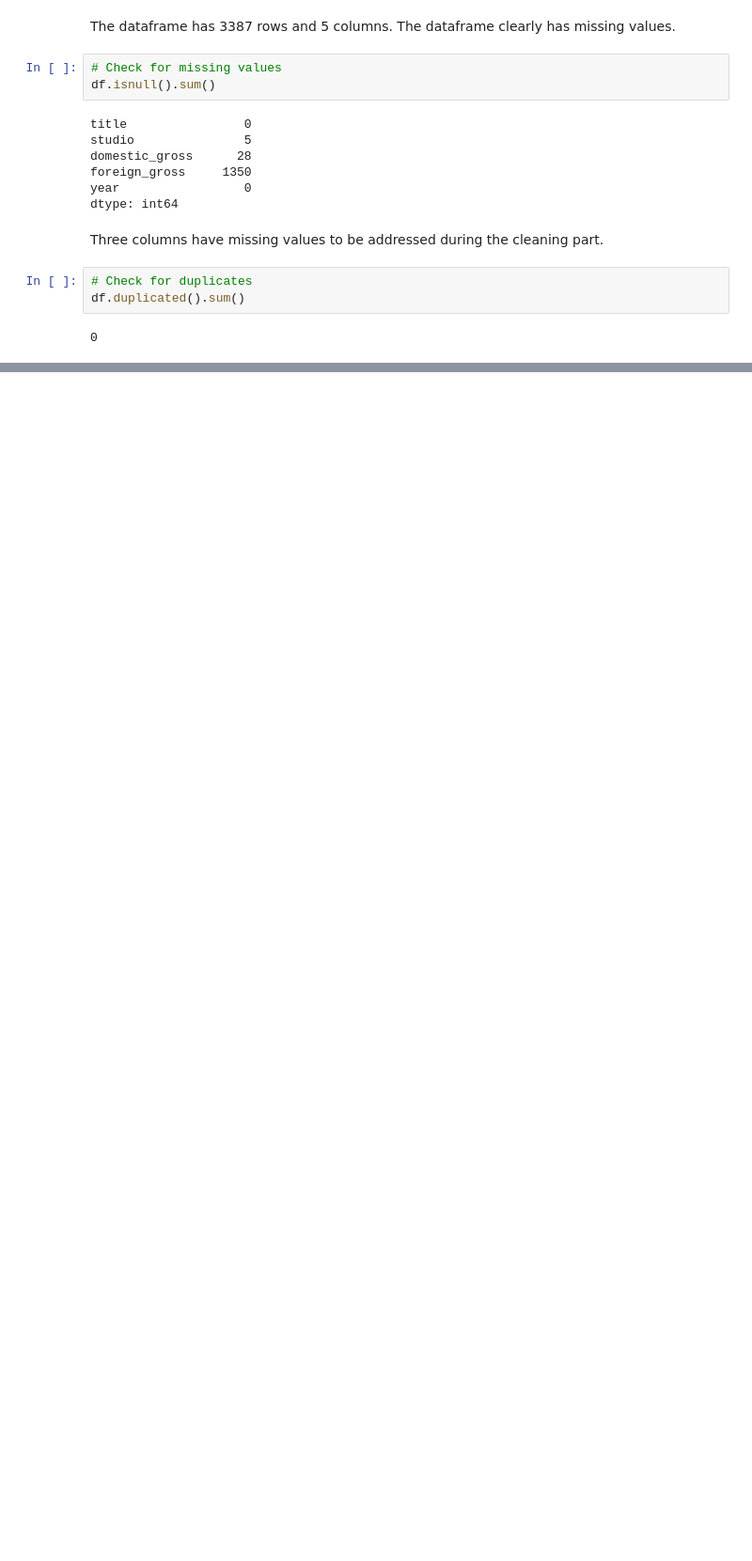
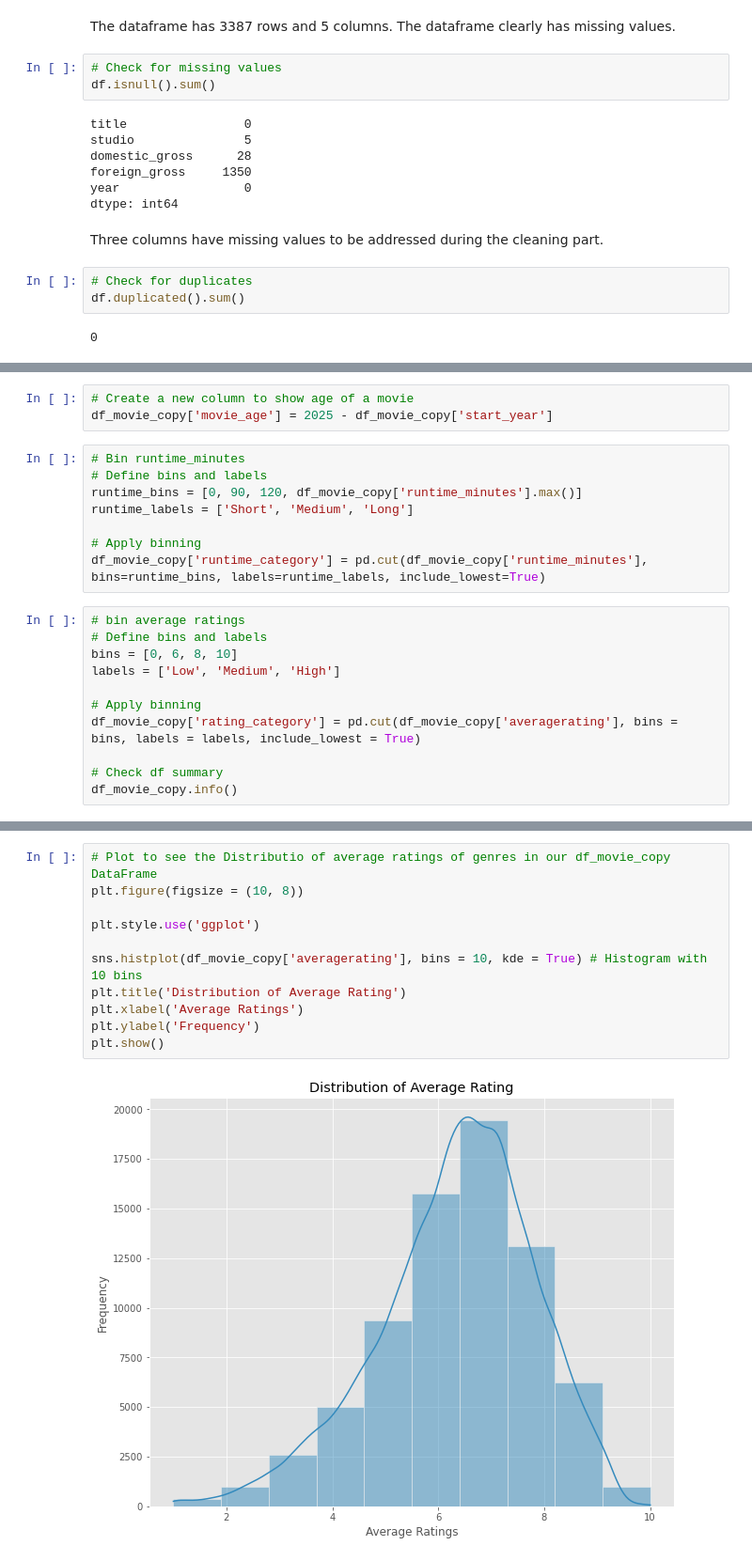
Before and after one commit to Limo-Vincent/Phase_2_project, a Jupyter notebook: student.ipynb, the cells around one changed output, grey strips where cells are left out. Shown: that part at 94% size. Cells and saved outputs as stored; diff of their text form; blank space fills up the shorter version.

```diff
--- a/student.ipynb
+++ b/student.ipynb
@@ -235,0 +596,22 @@ df.duplicated().sum()
+# %%
+# Create a new column to show age of a movie
+df_movie_copy['movie_age'] = 2025 - df_movie_copy['start_year']
+# %%
+# Bin runtime_minutes
+# Define bins and labels
+runtime_bins = [0, 90, 120, df_movie_copy['runtime_minutes'].max()]
+runtime_labels = ['Short', 'Medium', 'Long']
+
+# Apply binning
+df_movie_copy['runtime_category'] = pd.cut(df_movie_copy['runtime_minutes'], bins=runtime_bins, labels=runtime_labels, include_lowest=True)
+# %%
+# bin average ratings
+# Define bins and labels
+bins = [0, 6, 8, 10]
+labels = ['Low', 'Medium', 'High']
+
+# Apply binning
+df_movie_copy['rating_category'] = pd.cut(df_movie_copy['averagerating'], bins = bins, labels = labels, include_lowest = True)
+
+# Check df summary
+df_movie_copy.info()
@@ -235,0 +665,13 @@ df.duplicated().sum()
+# %%
+# Plot to see the Distributio of average ratings of genres in our df_movie_copy DataFrame
+plt.figure(figsize = (10, 8))
+
+plt.style.use('ggplot')
+
+sns.histplot(df_movie_copy['averagerating'], bins = 10, kde = True) # Histogram with 10 bins
+plt.title('Distribution of Average Rating')
+plt.xlabel('Average Ratings')
+plt.ylabel('Frequency')
+plt.show()
+# %% [output]
+[figure, added]
```
Also changed, not shown: parts of 94 cells of this notebook, 1 other file.
